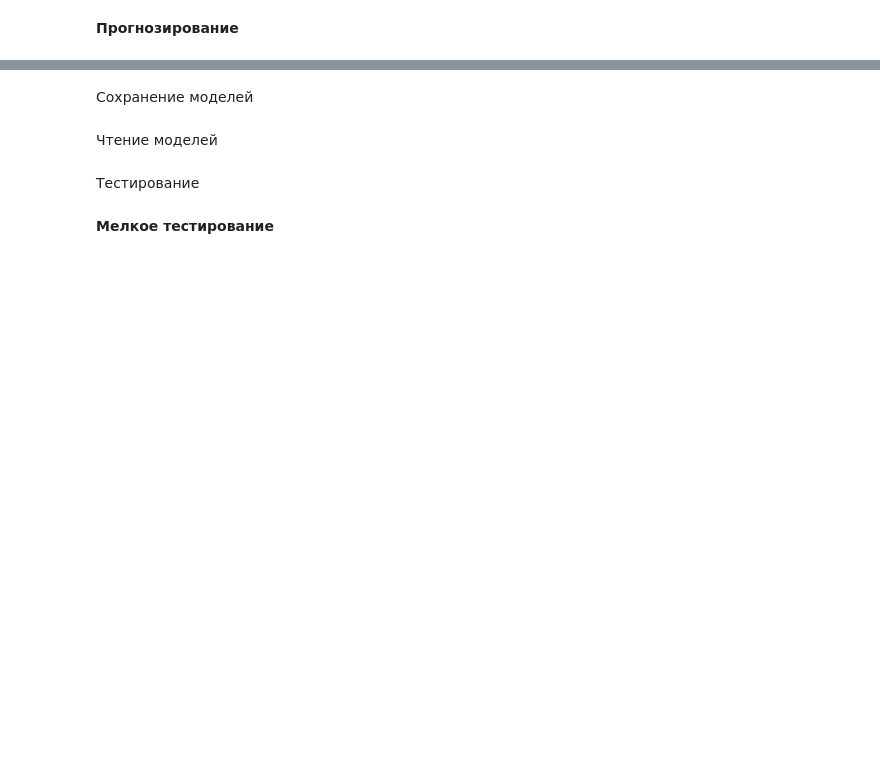
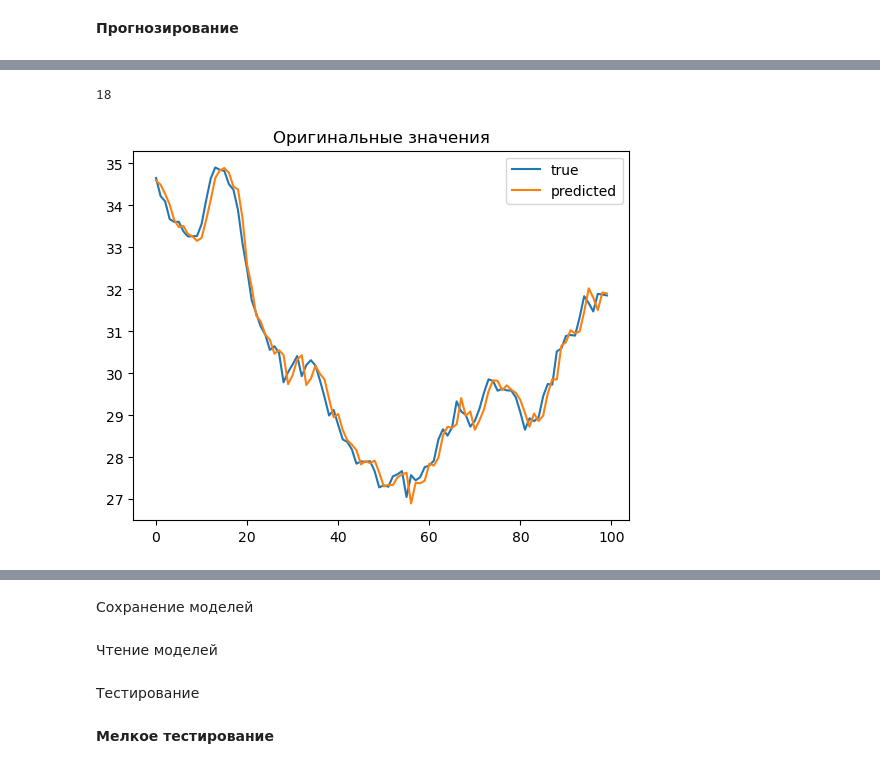
Before and after one commit to VeryLittleAnna/time_series, a Jupyter notebook: clear_notebook.ipynb, the cells around one changed output, grey strips where cells are left out. Cells and saved outputs as stored; diff of their text form; code cells hidden in the pictures; blank space fills up the shorter version.

```diff
--- a/clear_notebook.ipynb
+++ b/clear_notebook.ipynb
@@ -147,7 +248,7 @@ plt.plot(dataset[:50, 9])
 # results_training = [x[1] for x in forecasting_training_results]
 # metrics = [x[2] for x in forecasting_training_results]
 
-forecasting_results_training = [Forecasting.apply_forecasting_training_simple_version(dataset, cur_cluster_labels, W=10) for cur_cluster_labels in clusters_labels]
+forecasting_training_results = [Forecasting.apply_forecasting_training_simple_version(dataset_train, cur_cluster_labels, W=W) for cur_cluster_labels in clusters_labels]
 models = [x[0] for x in forecasting_training_results]
 results_training = [x[1] for x in forecasting_training_results]
-metrics = [x[2] for x in forecasting_training_results]
+metrics_training = [x[2] for x in forecasting_training_results]
@@ -154,4 +273,2 @@ metrics = [x[2] for x in forecasting_training_results]
 # %%
-
-results_training = results_training[0]
-Q = dataset.shape[-1]
+# results_training = results_training[0]
@@ -160,6 +279,12 @@ results_training.shape, Q
+# %%
+len(results_training)
+# %% [output]
+18
 # %%
-plt.plot(results_training[100:140, 9], label="true")
-# plt.plot(results_training[100:140, Q+9], label="predicted")
+plt.plot(results_training[0][:100, 8], label="true")
+plt.plot(results_training[0][:100, Q+8], label="predicted")
 plt.legend()
 plt.title("Оригинальные значения")
 plt.show()
+# %% [output]
+[figure, added]
```
Also changed, not shown: parts of 63 cells of this notebook.
